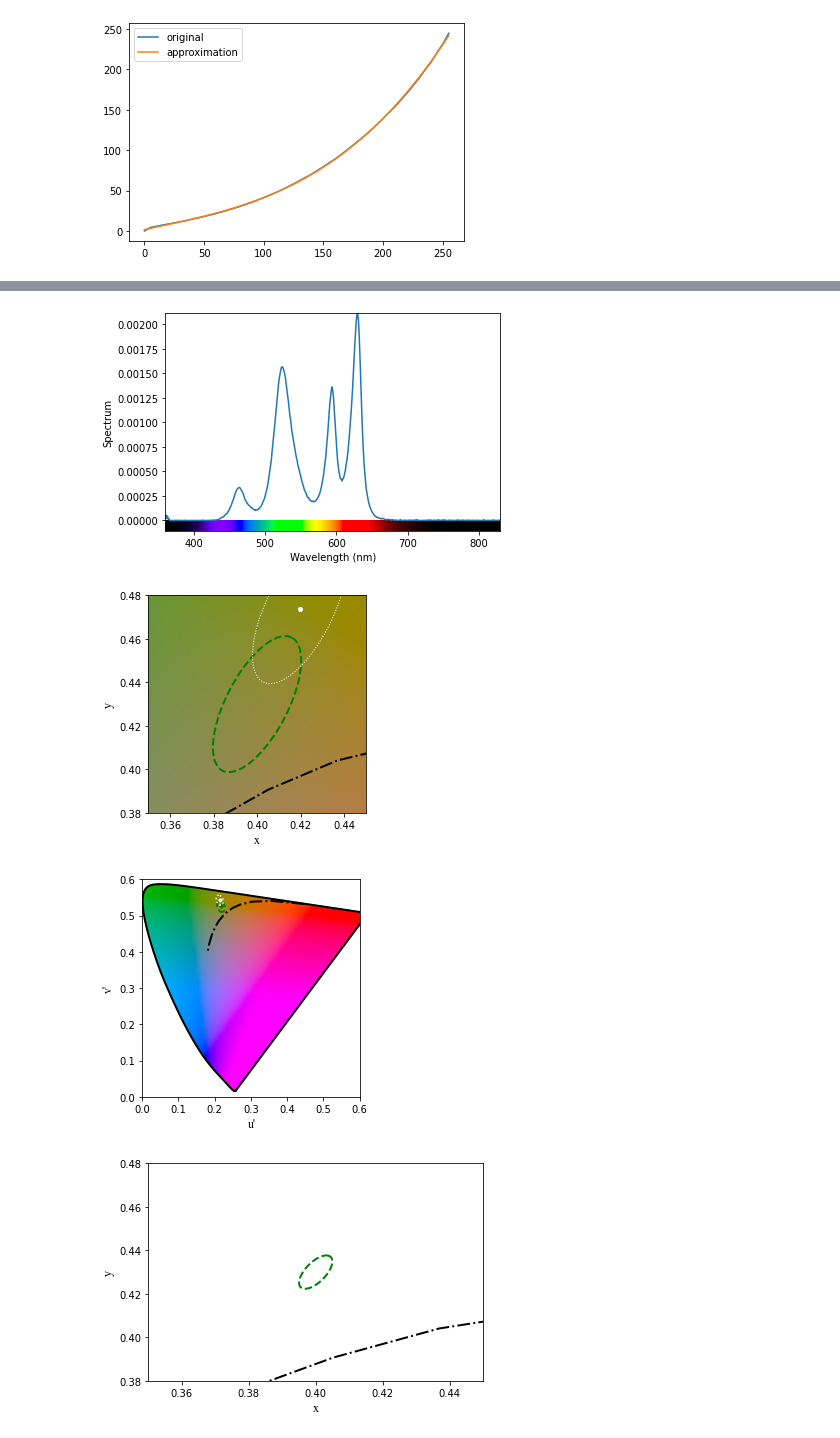
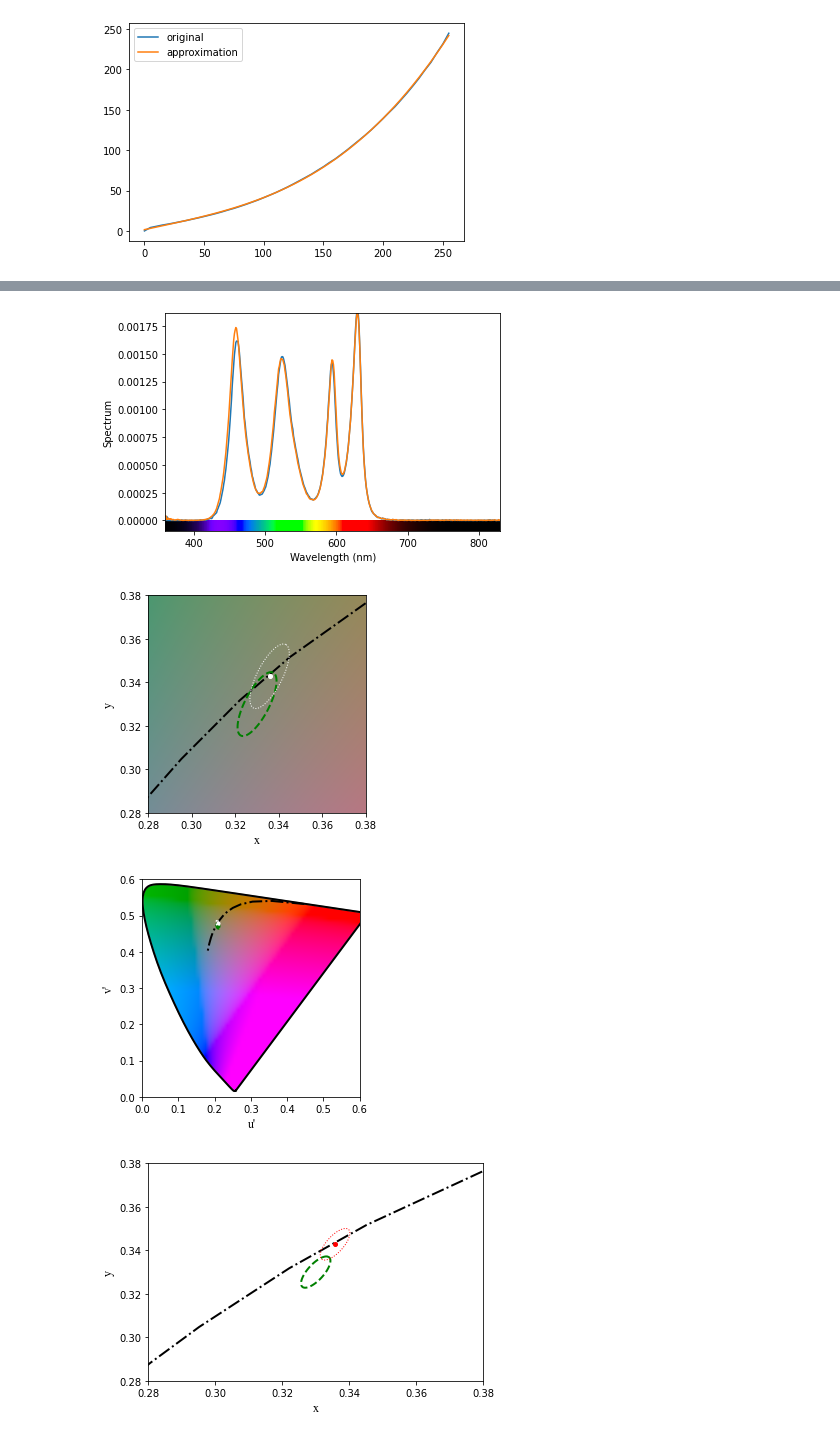
Before and after one commit to jovanakostres/lightingscience, a Jupyter notebook: Calculations.ipynb, the cells around one changed output, grey strips where cells are left out. Cells and saved outputs as stored; diff of their text form; code cells hidden in the pictures.

```diff
--- a/Calculations.ipynb
+++ b/Calculations.ipynb
@@ -366,7 +383,7 @@ plt.show()
 # %%
 #CALCULATION
 
-spdData = load_data('./data/spectrums2.txt')
+spdData = load_data('./data/spectrums3.txt')
 channels = spdData['Channel'].unique()
 interpolation_funcs, largestLum = get_luminance(spdData, channels)
 plot_luminance(spdData, channels)
@@ -374,11 +391,20 @@ plot_luminance(spdData, channels)
 primaries = get_primaries(spdData,channels)
 #cp = get_cp(primaries)
 #ct = get_target_color_xyz('spd')
-ct = get_target_color_yxy('cct,duv', cct= 4000, duv = 0.02, Lum = 50)
+#ct = get_target_color_yxy('cct,duv', cct= 3500, duv = -0.01, Lum = 50)
+#ct_xyz = get_target_color_xyz('cct,duv', cct= 3500, duv = -0.01, Lum = 50)
+#ct = get_target_color_yxy('spd', Yxy =)
+#ct_xyz = get_target_color_xyz('spd', xy)
+ct = np.array([[50, 0.33, 0.33]])
+ct_xyz = lx.Yxy_to_xyz(ct)
+#ct = get_target_color_yxy('spd')
 #w = three_color_mixing(cp, ct)
 #w = n_color_mixing(cp, ct)
-obj_fcn, obj_tar_vals = make_obj_fun('rf,rg', (90,110))
-w = do_optimization('1931_2', primaries, 'particleswarm', ct)
+rf_opt, rg_opt = 85,110
+ler_opt = 300
+ra_opt = 100
+obj_fcn, obj_tar_vals = make_obj_fun('rf,rg', (rf_opt, rg_opt))
+w,spd_optimized, rf_optimized, rg_optimized, ler_optimized, ra_optimized = do_optimization('1931_2', primaries, 'particleswarm', ct)
 digit = get_drivers(channels, w, largestLum)
 
 print('Driver values: ', digit)
@@ -404,18 +430,18 @@ Driver values:  [19, 27, 3, 28]
 # %%
-Yxyt = [[50,0.40,0.43]] #test color
+#Yxyt = [[50,0.40,0.43]] #test color
 
 dmx = Controller('COM8')  # Typical of Windows
 
-dmx.set_channel(1, 19)  # Sets DMX channel 1
+dmx.set_channel(1, 16)  # Sets DMX channel 1
 
 dmx.submit()
-dmx.set_channel(2, 27)  # Sets DMX channel 2
+dmx.set_channel(2, 24)  # Sets DMX channel 2
 
 dmx.submit()
-dmx.set_channel(3, 3)  # Sets DMX channel 3
+dmx.set_channel(3, 8)  # Sets DMX channel 3
 
 dmx.submit()
-dmx.set_channel(5, 28)  # Sets DMX channel 4
+dmx.set_channel(5, 31)  # Sets DMX channel 4
 
 dmx.submit()
 
@@ -430,7 +456,32 @@ Yxym = lx.xyz_to_Yxy(xyzm) #get Yxy value
 print("Yxy value of jeti spd: ", Yxym)
 print("CCT, duv: ", lx.xyz_to_cct(xyzm, out = 'cct,duv'))
 
-color_check_FMC(Yxyt, Yxym)
-color_check_macadam(Yxyt, Yxym)
-p_test(xyzt, xyzm)
+rf_mixing,rg_mixing = lx.cri.spd_to_cri(spd, cri_type='ies-tm30',out='Rf,Rg')
+ler_mixing = lx.spd_to_ler(spd, cieobs='1931_2')
+ra_mixing = lx.cri.spd_to_cri(spd, cri_type = 'ciera')
+
+
+Rf_org,Rg_org = lx.cri.spd_to_cri(spd, cri_type='ies-tm30',out='Rf,Rg')
+
+
+print("Rf: ", rf_opt, rf_optimized, rf_mixing)
+print("Rg: ", rg_opt, rg_optimized, rg_mixing)
+print("Ra: ", ra_opt, ra_optimized, ra_mixing)
+print("LER: ", ler_opt, ler_optimized, ler_mixing)
+
+#print(spd.shape, spd_optimized.shape)
+lx.SPD(spd_optimized).plot()
+
+yuvt = lx.xyz_to_Yuv(ct_xyz)[0]
+yuvm = lx.xyz_to_Yuv(xyzm)[0]
+print("Yuv target: ", yuvt)
+print("Yuv jetti: ", yuvm)
+diff = math.sqrt((yuvt[1]-yuvm[1])**2 + (yuvt[2]-yuvm[2])**2)
+print("U'V' difference: ", diff)
+print("JND: ", diff / 0.0033)
+print("Yuv difference: ", yuvt-yuvm)
+
+color_check_FMC(ct, Yxym)
+color_check_macadam(ct, Yxym)
+p_test(ct, Yxym)
 # %% [output]
@@ -442,7 +502,7 @@ p-values:  [4.9490e-03]
 p < 0.05:  [ True]
 
  Ellipse 95%-scale-factor =  2.447746830680816
-[figure, old version]
+[figure, new version]
-[figure, old version]
+[figure, new version]
-[figure, old version]
+[figure, new version]
-[figure, old version]
+[figure, new version]
```
Also changed, not shown: parts of 6 cells of this notebook, 1 other file.
